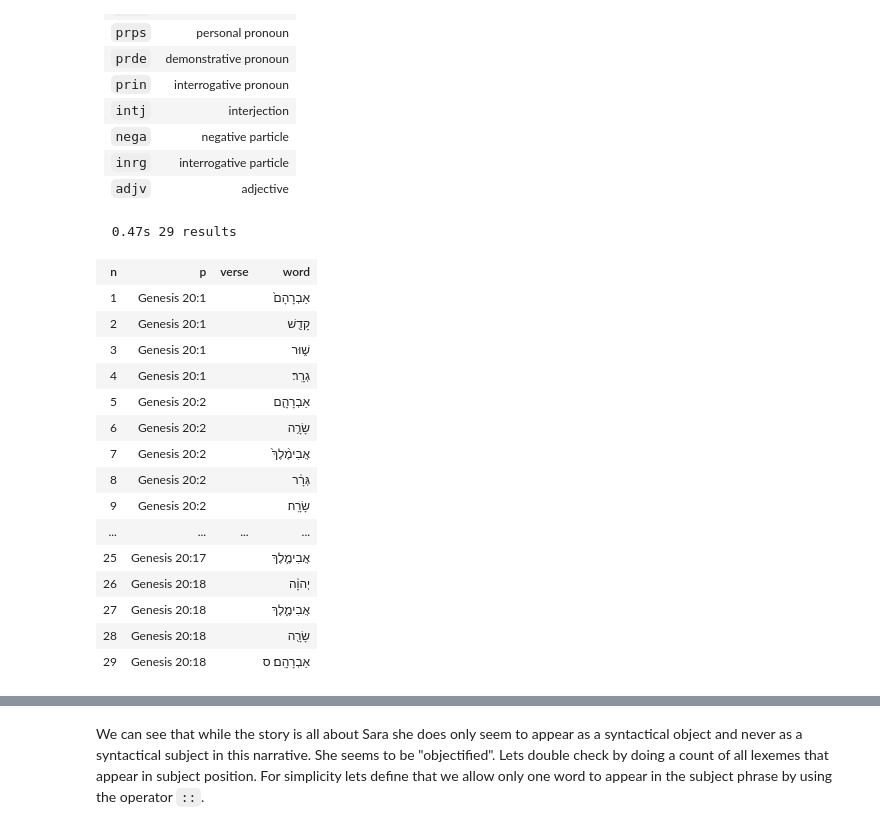
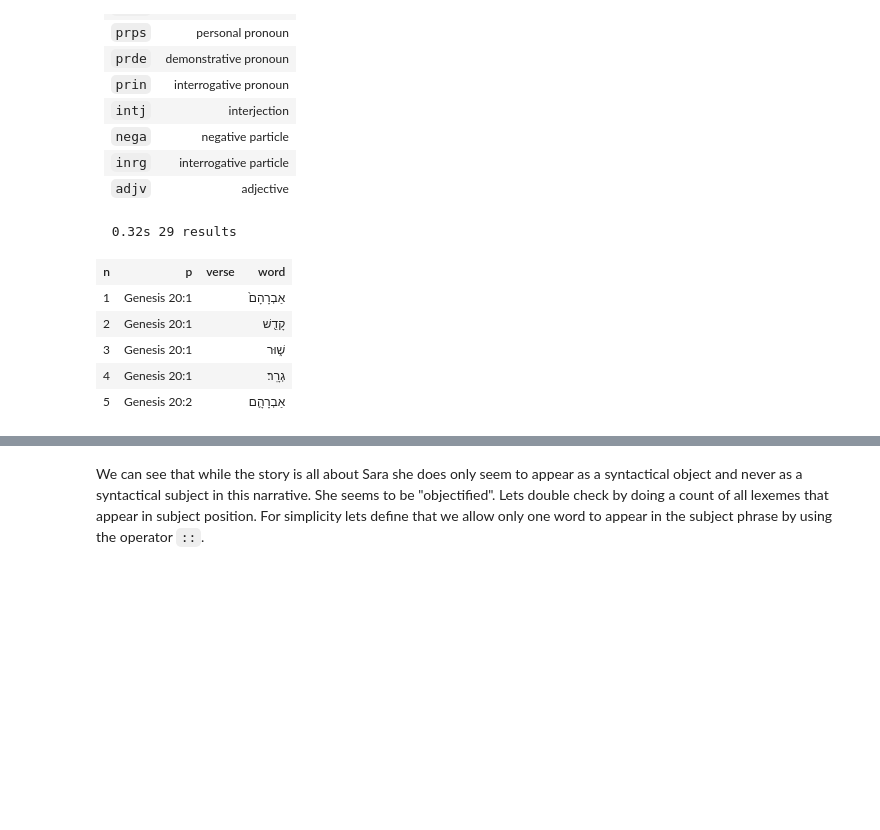
Before and after one commit to oliverglanz/Text-Fabric, a Jupyter notebook: Research-Workshop-Series/0200_PhD-Workshop_TF_006_bhsa_database_stud-version.ipynb, the cells around one changed output, grey strips where cells are left out. Cells and saved outputs as stored; diff of their text form; code cells hidden in the pictures; blank space fills up the shorter version.

```diff
--- a/Research-Workshop-Series/0200_PhD-Workshop_TF_006_bhsa_database_stud-version.ipynb
+++ b/Research-Workshop-Series/0200_PhD-Workshop_TF_006_bhsa_database_stud-version.ipynb
@@ -101,28 +116,18 @@ code|description
 # %%
 ProperNames = '''
 verse book=Genesis chapter=20
     word sp=nmpr
 '''
 ProperNames  = OT.search(ProperNames)
-OT.table(ProperNames, start=1, end=29, condensed=False, colorMap={2: 'lime'})
+OT.table(ProperNames, start=1, end=5, condensed=False, colorMap={2: 'lime'})
 # %% [output]
-  0.47s 29 results
+  0.32s 29 results
 | n | p | verse | word |
 | 1 | Genesis 20:1 |  | אַבְרָהָם֙ |
 | 2 | Genesis 20:1 |  | קָדֵ֖שׁ |
 | 3 | Genesis 20:1 |  | שׁ֑וּר |
 | 4 | Genesis 20:1 |  | גְרָֽר׃ |
 | 5 | Genesis 20:2 |  | אַבְרָהָ֛ם |
-| 6 | Genesis 20:2 |  | שָׂרָ֥ה |
-| 7 | Genesis 20:2 |  | אֲבִימֶ֨לֶךְ֙ |
-| 8 | Genesis 20:2 |  | גְּרָ֔ר |
-| 9 | Genesis 20:2 |  | שָׂרָֽה׃ |
-| ... | ... | ... | ... |
-| 25 | Genesis 20:17 |  | אֲבִימֶ֧לֶךְ |
-| 26 | Genesis 20:18 |  | יְהוָ֔ה |
-| 27 | Genesis 20:18 |  | אֲבִימֶ֑לֶךְ |
-| 28 | Genesis 20:18 |  | שָׂרָ֖ה |
-| 29 | Genesis 20:18 |  | אַבְרָהָֽם׃ ס |
 # %%
 # Task 1
 # search for the explicit subjects in those WayX clauses
```
Also changed, not shown: parts of 17 cells of this notebook, 1 other file.
